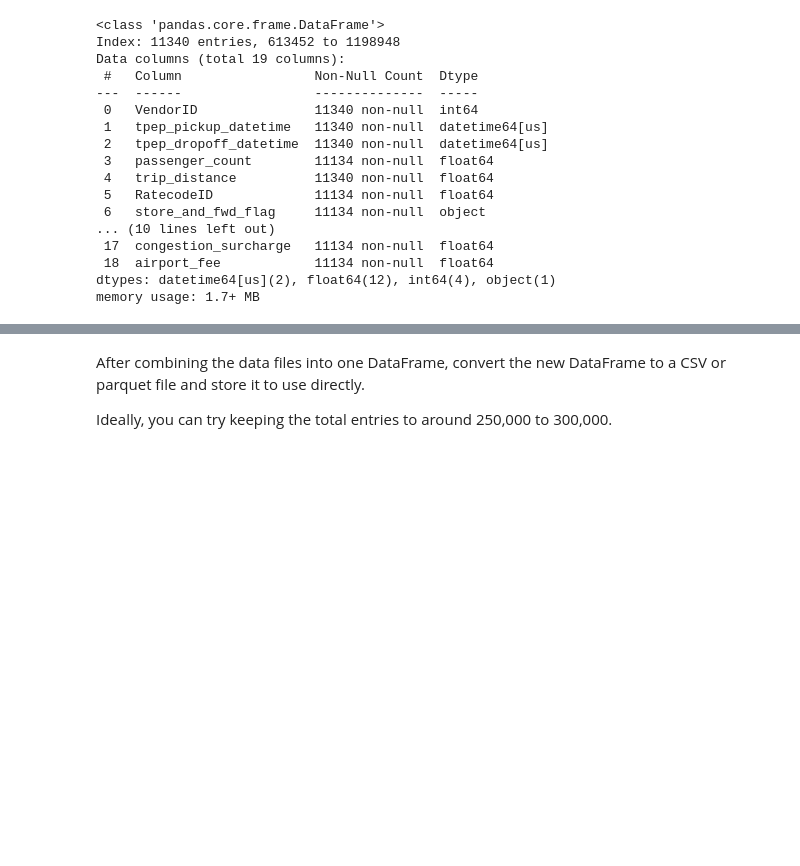
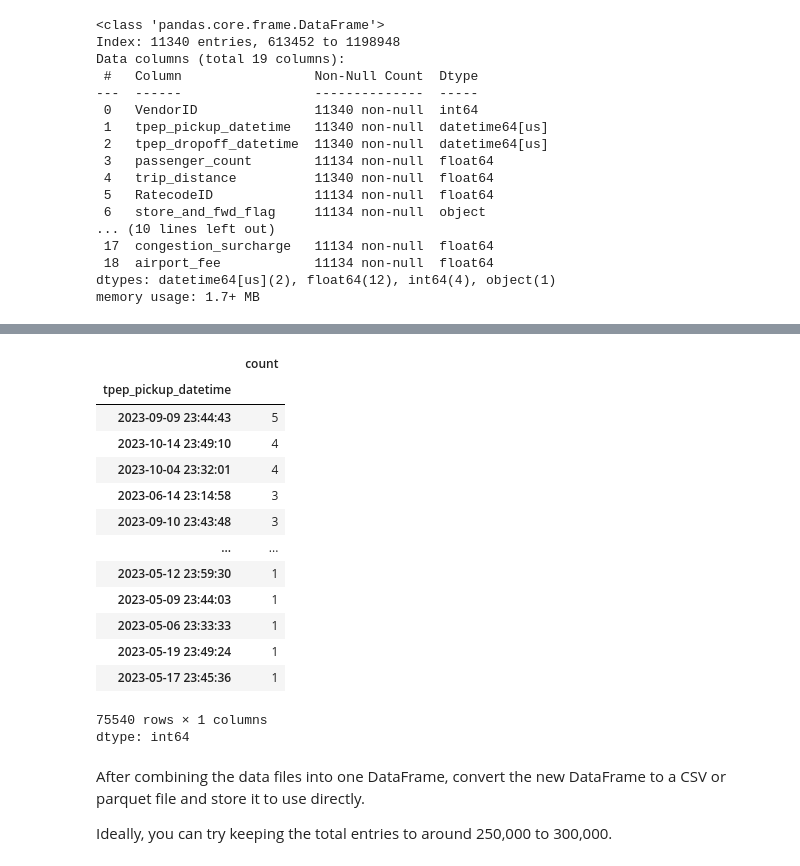
Before and after one commit to msaipraveenkumar/EDA_Assg_NYC_Taxi_Starter, a Jupyter notebook: EDA_Assg_NYC_Taxi_Starter.ipynb, the cells around one changed output, grey strips where cells are left out. Cells and saved outputs as stored; diff of their text form; code cells hidden in the pictures; blank space fills up the shorter version.

```diff
--- a/EDA_Assg_NYC_Taxi_Starter.ipynb
+++ b/EDA_Assg_NYC_Taxi_Starter.ipynb
@@ -271,30 +295,33 @@ df = pd.DataFrame()
 
 # iterate through the list of files and sample one by one:
 for file_name in file_list:
-    try:
-        # file path for the current file
-        file_path = os.path.join(os.getcwd(), file_name)
+  try:
+    # file path for the current file
+    file_path = os.path.join(os.getcwd(), file_name)
 
-        # Reading the current file
-          df=pd.read_parquet(file_path)
+    # Reading the current file
+    sampled_data = pd.DataFrame()
+    temp_data=pd.read_parquet(file_path)
 
 
 
-        # We will store the sampled data for the current date in this df by appending the sampled data from each hour to this
-        # After completing iteration through each date, we will append this data to the final dataframe.
-        sampled_data = pd.DataFrame()
+    # We will store the sampled data for the current date in this df by appending the sampled data from each hour to this
+    # After completing iteration through each date, we will append this data to the final dataframe.
 
-        # Loop through dates and then loop through every hour of each date
-            for hour in range(24):
 
-            # Iterate through each hour of the selected date
+    # Loop through dates and then loop through every hour of each date
+    for hour in range(24):
+      # Iterate through each hour of the selected date
+      hour_data = temp_data[temp_data['tpep_pickup_datetime'].dt.hour == hour]
+      # Sample 5% of the hourly data randomly
+    sampled_hour = hour_data.sample(frac=0.05, random_state=42)
 
-                # Sample 5% of the hourly data randomly
+      # Append the sampled data to the sampled_data dataframe
+    sampled_data = pd.concat([sampled_data, sampled_hour])
+      # add data of this hour to the dataframe
+      #sampled_data = pd.concat([sampled_data, sampled_hour])
+      # Concatenate the sampled data of all the dates to a single dataframe
+    df = pd.concat([df, sampled_data])# we initialised this empty DF earlier
 
-                # add data of this hour to the dataframe
-
-        # Concatenate the sampled data of all the dates to a single dataframe
-        df = # we initialised this empty DF earlier
-
-    except Exception as e:
-        print(f"Error reading file {file_name}: {e}")
+  except Exception as e:
+    print(f"Error reading file {file_name}: {e}")
@@ -303,3 +328,21 @@ SyntaxError: invalid syntax (<ipython-input-9-ea9fab333d60>, line 42)
+# %%
+df['tpep_pickup_datetime'].value_counts()
+# %% [output]
+|  | count |
+| tpep_pickup_datetime |  |
+| 2023-09-09 23:44:43 | 5 |
+| 2023-10-14 23:49:10 | 4 |
+| 2023-10-04 23:32:01 | 4 |
+| 2023-06-14 23:14:58 | 3 |
+| 2023-09-10 23:43:48 | 3 |
+| ... | ... |
+| 2023-05-12 23:59:30 | 1 |
+| 2023-05-09 23:44:03 | 1 |
+| 2023-05-06 23:33:33 | 1 |
+| 2023-05-19 23:49:24 | 1 |
+| 2023-05-17 23:45:36 | 1 |
+75540 rows × 1 columns
+dtype: int64
 # %% [markdown]
 After combining the data files into one DataFrame, convert the new DataFrame to a CSV or parquet file and store it to use directly.
 
```
Also changed, not shown: parts of 4 cells of this notebook.
